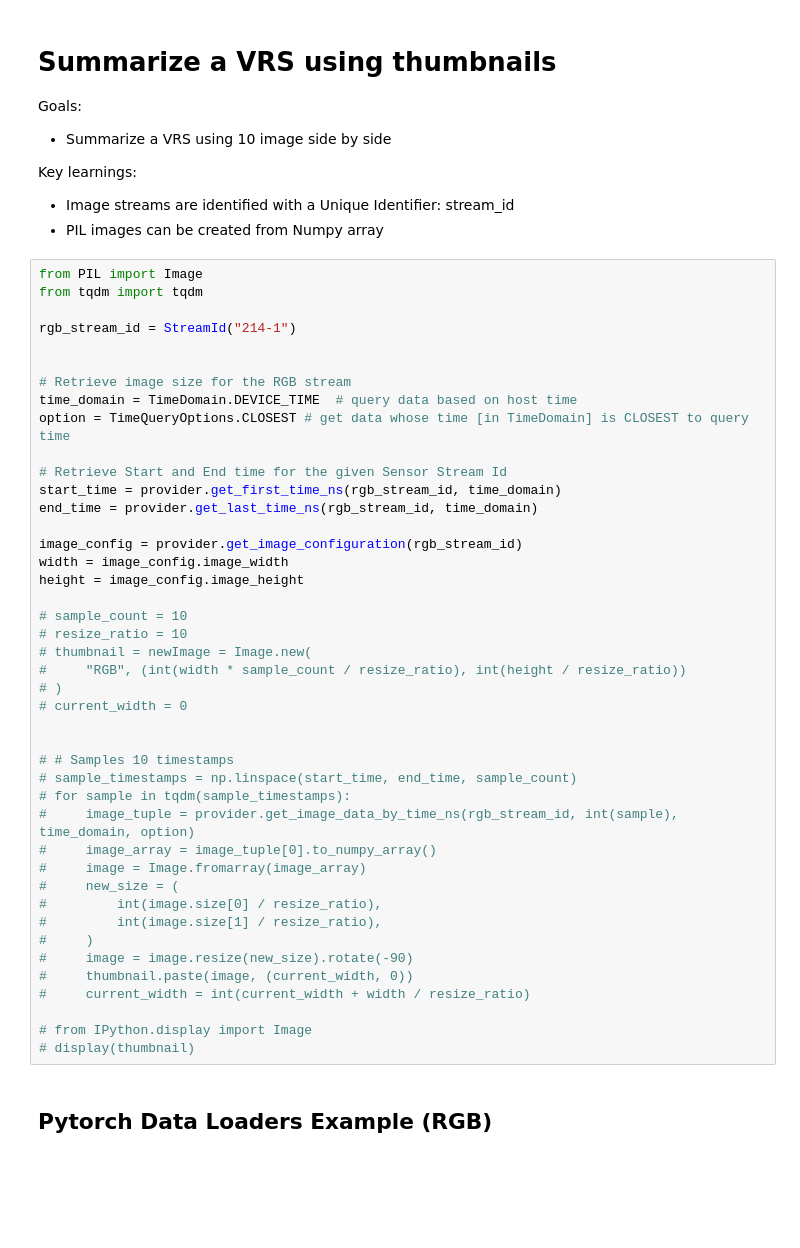
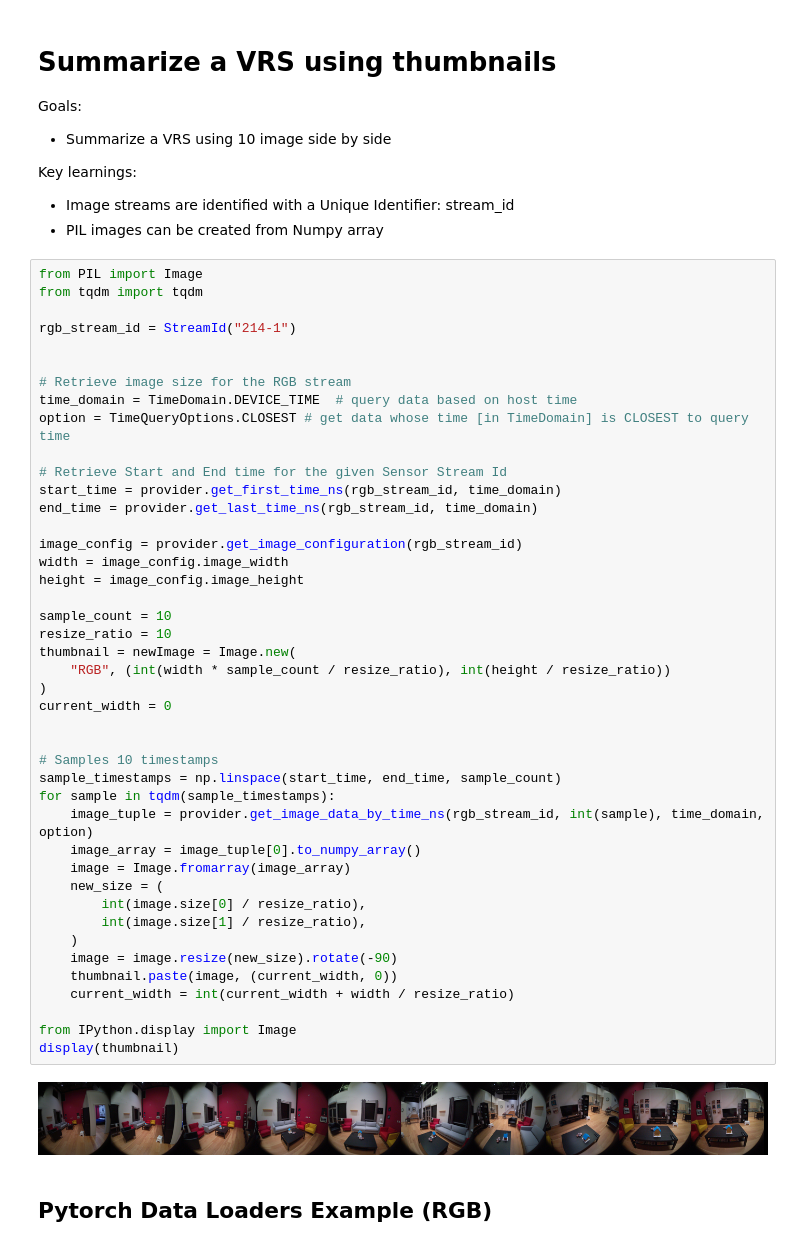
Before and after one commit to hyojinie/projectaria_tools, a Jupyter notebook: core/examples/extract_narration_tutorial.ipynb, the cells around one changed output. Drawn from its saved outputs; the diff is of its cells as text; blank space fills up the shorter version.

```diff
--- a/core/examples/extract_narration_tutorial.ipynb
+++ b/core/examples/extract_narration_tutorial.ipynb
@@ -49,46 +49,48 @@ Key learnings:
 # %%
 from PIL import Image
 from tqdm import tqdm
 
 rgb_stream_id = StreamId("214-1")
 
 
 # Retrieve image size for the RGB stream
 time_domain = TimeDomain.DEVICE_TIME  # query data based on host time
 option = TimeQueryOptions.CLOSEST # get data whose time [in TimeDomain] is CLOSEST to query time
 
 # Retrieve Start and End time for the given Sensor Stream Id
 start_time = provider.get_first_time_ns(rgb_stream_id, time_domain)
 end_time = provider.get_last_time_ns(rgb_stream_id, time_domain)
 
 image_config = provider.get_image_configuration(rgb_stream_id)
 width = image_config.image_width
 height = image_config.image_height
 
-# sample_count = 10
-# resize_ratio = 10
-# thumbnail = newImage = Image.new(
-#     "RGB", (int(width * sample_count / resize_ratio), int(height / resize_ratio))
-# )
-# current_width = 0
+sample_count = 10
+resize_ratio = 10
+thumbnail = newImage = Image.new(
+    "RGB", (int(width * sample_count / resize_ratio), int(height / resize_ratio))
+)
+current_width = 0
 
 
-# # Samples 10 timestamps
-# sample_timestamps = np.linspace(start_time, end_time, sample_count)
-# for sample in tqdm(sample_timestamps):
-#     image_tuple = provider.get_image_data_by_time_ns(rgb_stream_id, int(sample), time_domain, option)
-#     image_array = image_tuple[0].to_numpy_array()
-#     image = Image.fromarray(image_array)
-#     new_size = (
-#         int(image.size[0] / resize_ratio),
-#         int(image.size[1] / resize_ratio),
-#     )
-#     image = image.resize(new_size).rotate(-90)
-#     thumbnail.paste(image, (current_width, 0))
-#     current_width = int(current_width + width / resize_ratio)
+# Samples 10 timestamps
+sample_timestamps = np.linspace(start_time, end_time, sample_count)
+for sample in tqdm(sample_timestamps):
+    image_tuple = provider.get_image_data_by_time_ns(rgb_stream_id, int(sample), time_domain, option)
+    image_array = image_tuple[0].to_numpy_array()
+    image = Image.fromarray(image_array)
+    new_size = (
+        int(image.size[0] / resize_ratio),
+        int(image.size[1] / resize_ratio),
+    )
+    image = image.resize(new_size).rotate(-90)
+    thumbnail.paste(image, (current_width, 0))
+    current_width = int(current_width + width / resize_ratio)
 
-# from IPython.display import Image
-# display(thumbnail)
+from IPython.display import Image
+display(thumbnail)
+# %% [output]
+[figure, added]
 # %% [markdown]
 ## Pytorch Data Loaders Example (RGB)
 # %%
```
Also changed, not shown: parts of 7 cells of this notebook.
